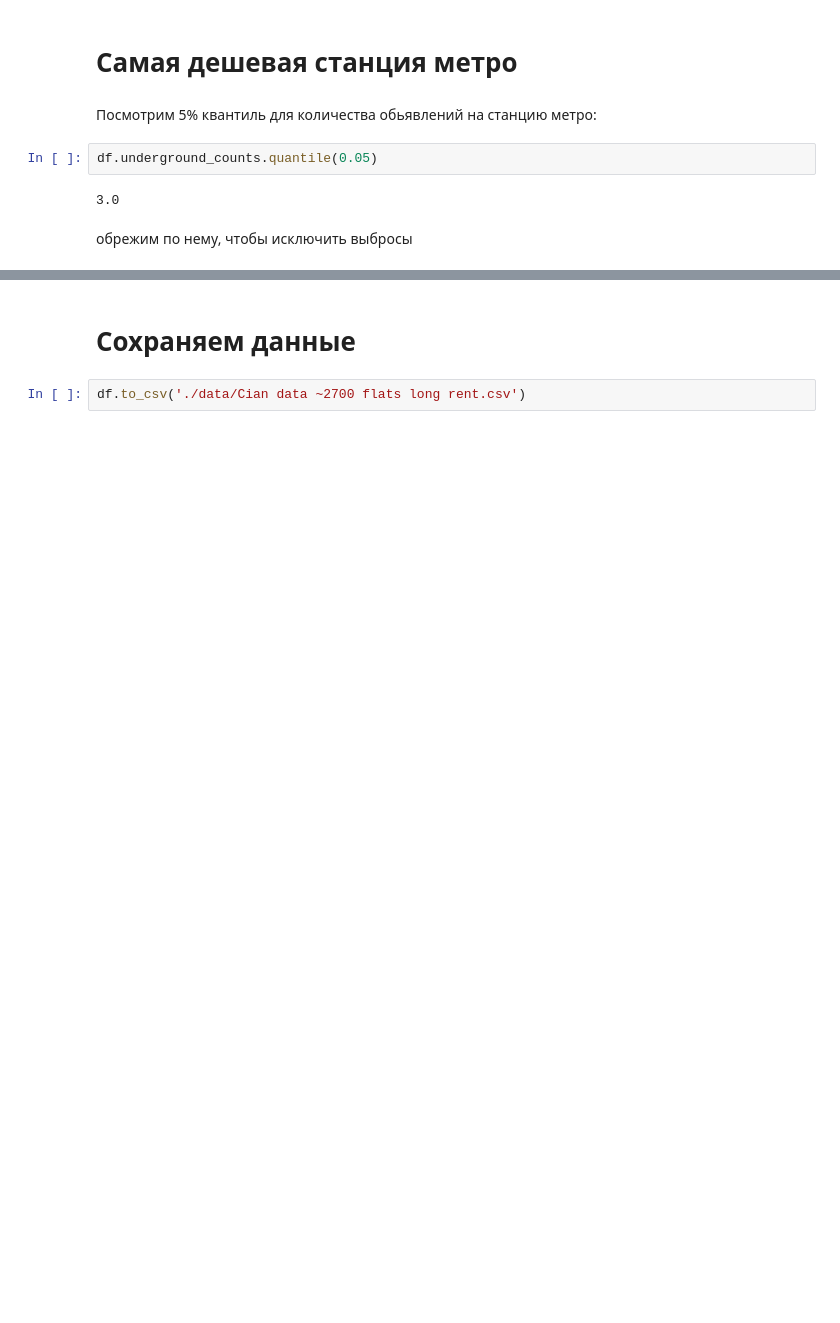
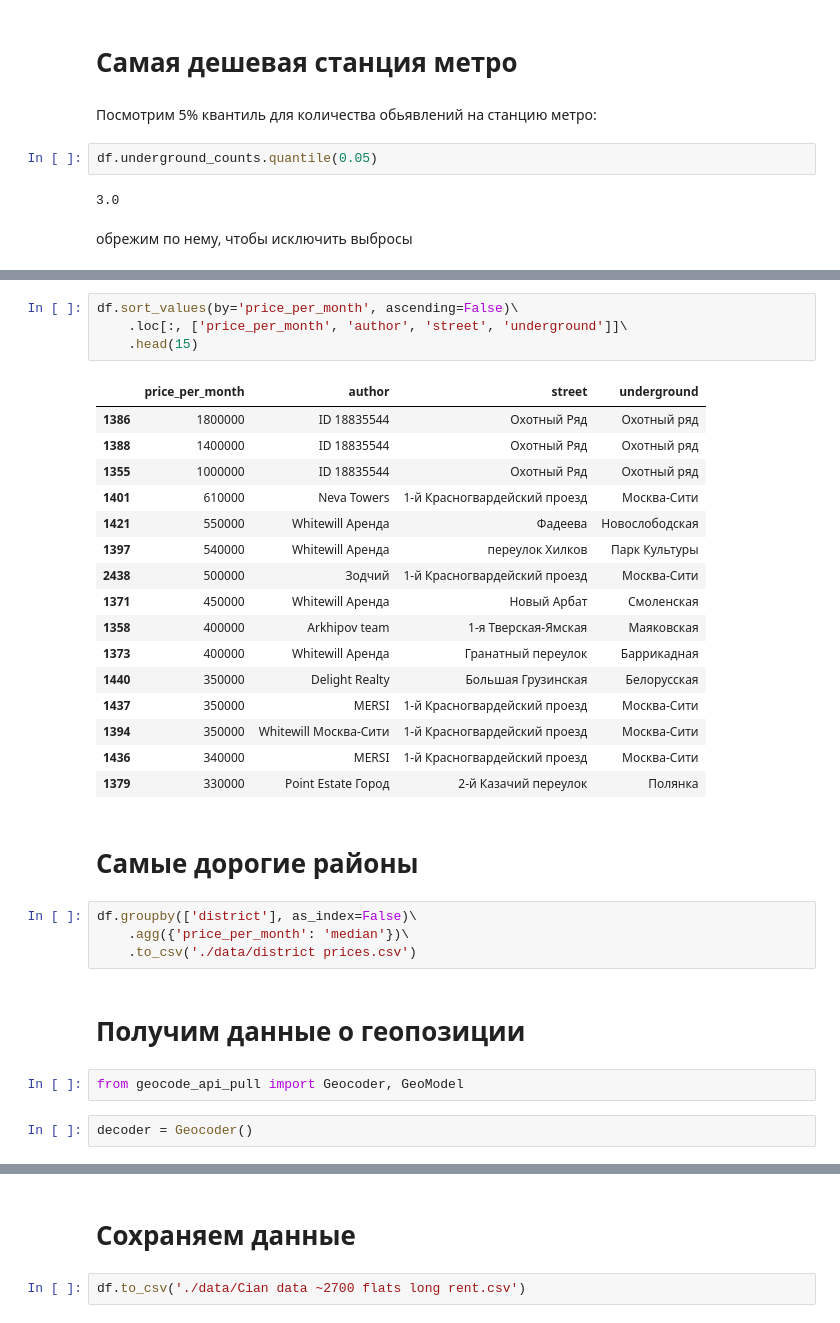
Before and after one commit to AD-olimp/avito-apartment-price-parser, a Jupyter notebook: Data parsing.ipynb, the cells around one changed output, grey strips where cells are left out. Saved outputs shown, nothing was run; the diff lists cells and outputs as text; blank space fills up the shorter version.

```diff
--- a/Data parsing.ipynb
+++ b/Data parsing.ipynb
@@ -180,0 +182,33 @@ df[df.underground_counts > 3]\
+# %%
+df.sort_values(by='price_per_month', ascending=False)\
+    .loc[:, ['price_per_month', 'author', 'street', 'underground']]\
+    .head(15)
+# %% [output]
+|  | price_per_month | author | street | underground |
+| 1386 | 1800000 | ID 18835544 | Охотный Ряд | Охотный ряд |
+| 1388 | 1400000 | ID 18835544 | Охотный Ряд | Охотный ряд |
+| 1355 | 1000000 | ID 18835544 | Охотный Ряд | Охотный ряд |
+| 1401 | 610000 | Neva Towers | 1-й Красногвардейский проезд | Москва-Сити |
+| 1421 | 550000 | Whitewill Аренда | Фадеева | Новослободская |
+| 1397 | 540000 | Whitewill Аренда | переулок Хилков | Парк Культуры |
+| 2438 | 500000 | Зодчий | 1-й Красногвардейский проезд | Москва-Сити |
+| 1371 | 450000 | Whitewill Аренда | Новый Арбат | Смоленская |
+| 1358 | 400000 | Arkhipov team | 1-я Тверская-Ямская | Маяковская |
+| 1373 | 400000 | Whitewill Аренда | Гранатный переулок | Баррикадная |
+| 1440 | 350000 | Delight Realty | Большая Грузинская | Белорусская |
+| 1437 | 350000 | MERSI | 1-й Красногвардейский проезд | Москва-Сити |
+| 1394 | 350000 | Whitewill Москва-Сити | 1-й Красногвардейский проезд | Москва-Сити |
+| 1436 | 340000 | MERSI | 1-й Красногвардейский проезд | Москва-Сити |
+| 1379 | 330000 | Point Estate Город | 2-й Казачий переулок | Полянка |
+# %% [markdown]
+# Самые дорогие районы
+# %%
+df.groupby(['district'], as_index=False)\
+    .agg({'price_per_month': 'median'})\
+    .to_csv('./data/district prices.csv')
+# %% [markdown]
+# Получим данные о геопозиции
+# %%
+from geocode_api_pull import Geocoder, GeoModel
+# %%
+decoder = Geocoder()
```
Also changed, not shown: parts of 12 cells of this notebook, 6 other files.
